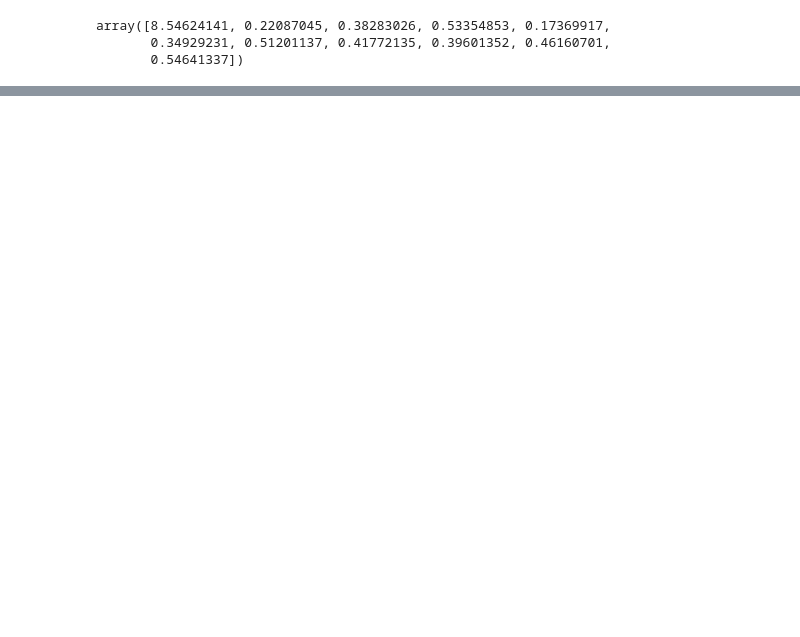
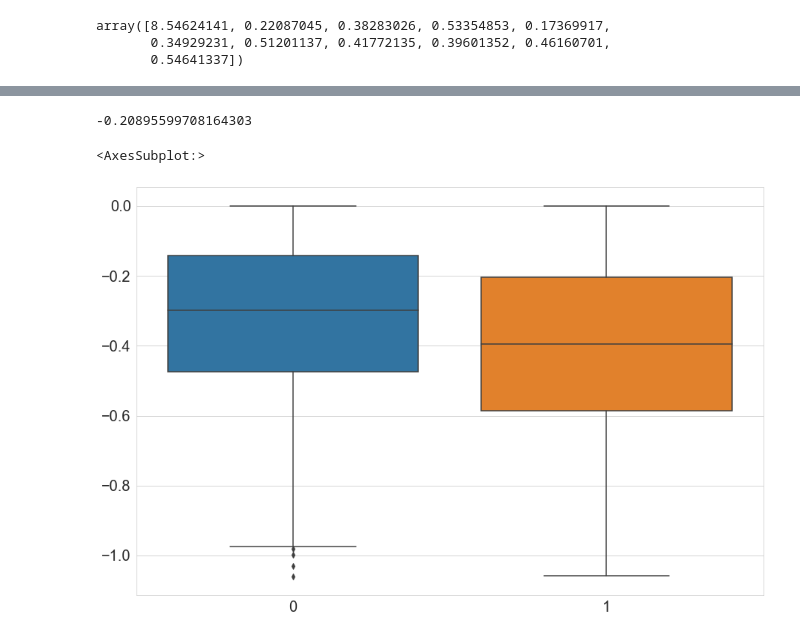
Before and after one commit to akhiljalan/cellag-misc, a Jupyter notebook: media-3-cvxopt-imputation-test.ipynb, the cells around one changed output, grey strips where cells are left out. Saved outputs shown, nothing was run; the diff lists cells and outputs as text; code cells hidden in the pictures; blank space fills up the shorter version.

```diff
--- a/media-3-cvxopt-imputation-test.ipynb
+++ b/media-3-cvxopt-imputation-test.ipynb
@@ -302,0 +358,13 @@ We do know that the result of the optimizer says status:failed. Why is that?
+# %%
+result = scipy.optimize.minimize(
+    objective,
+    eta_init,
+    method='SLSQP',
+    jac=derivative,
+    bounds= [(0, 1) for _ in range(len(sample_mats))],
+    constraints={'type':'eq', 'fun': simplex_constraint},
+    options = {
+        'maxiter': 10000,
+        'disp': True
+    }
+)
@@ -302,0 +389,4 @@ We do know that the result of the optimizer says status:failed. Why is that?
+# %%
+scipy.linalg.eigh(matrix_lin_combo(result['x'], sample_mats), eigvals_only=True)[-1] - delta
+# %% [output]
+-0.20895599708164303
@@ -302,0 +423,35 @@ We do know that the result of the optimizer says status:failed. Why is that?
+# %%
+scores_m_4 = []
+for _ in range(500):
+    sample_mats = generate_synthetic_data(20, 4)
+
+    delta = get_delta(sample_mats[0])
+    ob1_bool = True
+
+    eta_init = np.random.uniform(0, 1, len(sample_mats))
+    eta_init = eta_init / np.sum(eta_init)
+
+    result = scipy.optimize.minimize(
+        objective,
+        eta_init,
+        method='SLSQP',
+        jac=derivative,
+        bounds=[(0, 1) for _ in range(len(sample_mats))],
+        constraints={'type': 'eq', 'fun': simplex_constraint},
+        options={
+            'maxiter': 10000,
+            'disp': False
+        }
+    )
+
+    score = scipy.linalg.eigh(matrix_lin_combo(result['x'], sample_mats), eigvals_only=True)[-1] - delta
+    if score > 0:
+        ob_value = result['fun']
+        scores_m_4.append(ob_value)
+    else:
+        scores_m_4.append(score)
+# %%
+sns.boxplot(data=[scores_m_4, scores_m_5])
+# %% [output]
+<AxesSubplot:>
+[figure, added]
```
Also changed, not shown: parts of 41 cells of this notebook, 3 other files.
